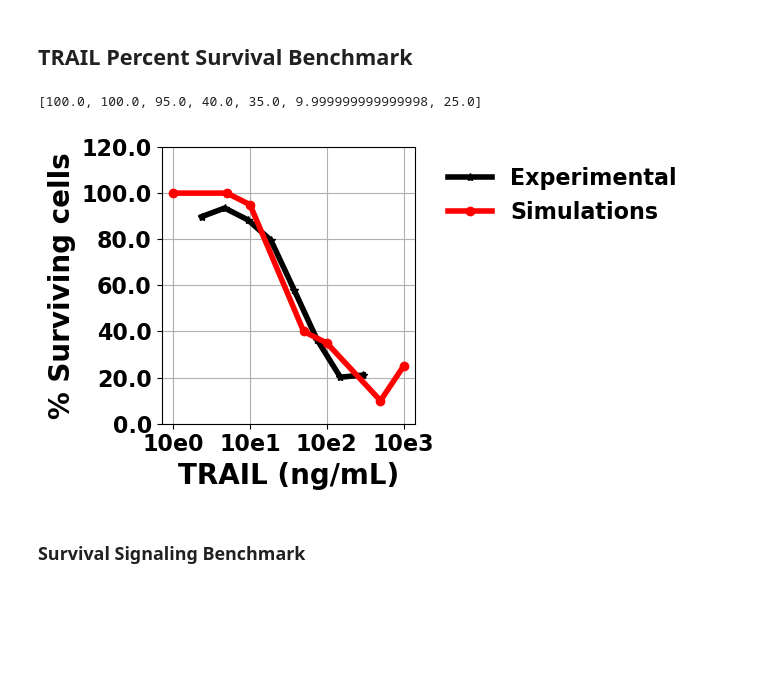
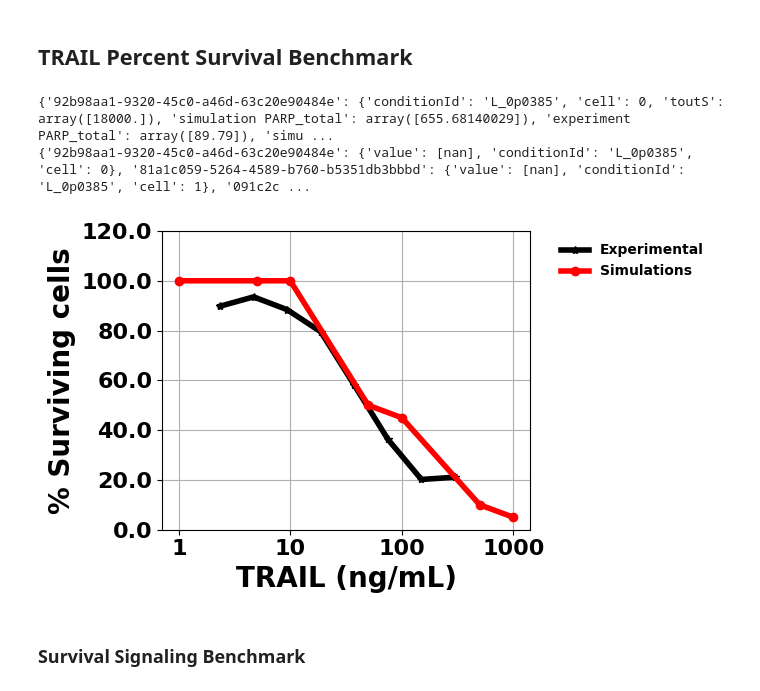
Before and after one commit to SPARCED/SPARCED, a Jupyter notebook: benchmarks/benchmark_utils/visualization/benchmark evaluation notebook.ipynb, the cells around one changed output. Drawn from its saved outputs; the diff is of its cells as text; code cells hidden in the pictures; blank space fills up the shorter version.

Commit message:
Updated cell death metrics and LINCS-RPPA benchmark

```diff
--- a/benchmarks/benchmark_utils/visualization/benchmark evaluation notebook.ipynb
+++ b/benchmarks/benchmark_utils/visualization/benchmark evaluation notebook.ipynb
@@ -504,33 +506,36 @@ fig.savefig('TRAIL_time-to-death.png', dpi=300, bbox_inches='tight')
 # %%
 with open('TRAIL-percent-death.pkl', 'rb') as f:
     data = pickle.load(f)
+print(data)
+doses = [0.0385, 0.1925, 0.385, 1.925, 3.85, 19.25, 38.5]
+alive_ratio = CellDeathMetrics(data, 'simulation cPARP_total').alive_ratio(percent=True)
 
-doses = [0.0385, 0.1925, 0.385, 1.925, 3.85, 19.25, 38.5]
-alive_ratio = CellDeathMetrics(data, 'cPARP_total').alive_ratio(percent=True)
-print(alive_ratio)
+# print(alive_ratio)
+print(CellDeathMetrics(data, 'simulation cPARP_total').time_to_death())
 dosesngperml = np.array(doses)*2.597402597402597e+01
-# print(alive
+
 trailexpdoses = [2.34375,4.6875,9.375,18.75,37.5,75.0,150.0,300.0] # From Bouhaddou2018 model paper
 trailexppdeath = [89.79,93.53,88.40,79.53,58.08,36.34,20.18,21.11] # From Bouhaddou2018 model paper
 
 plt.figure(figsize=(7, 4))
 plt.plot(np.log10(np.array(trailexpdoses)),np.array(trailexppdeath),marker='*', color = 'black', linewidth=4, label='Experiment') # Experimental
 plt.plot(np.log10(np.array(dosesngperml)),alive_ratio,marker='o', color='red', linewidth=4, label='Simulation') # Simulations
 plt.xlabel('TRAIL (ng/mL)', multialignment='center', fontsize=20, weight='bold')
 plt.ylabel('% Surviving cells', fontsize=20, weight='bold')
 plt.grid(True)
-# plt.xlim(0, 72)
+
 plt.ylim(0, 120)
-plt.xticks(np.arange(0,4,step=1),('10e0', '10e1', '10e2', '10e3'), weight='bold', fontsize=16)
+plt.xticks(np.arange(0,4,step=1),('1', '10', '100', '1000'), weight='bold', fontsize=16)
 ax = plt.gca()
 ax.set_yticklabels(ax.get_yticks(), weight='bold', fontsize=16)
 legend_properties = {'weight':'bold'}
 plt.legend(['Experimental','Simulations'], frameon = False, bbox_to_anchor=[1.05, 1], loc='upper left', fontsize=16, prop=legend_properties)
 plt.tight_layout()
 plt.savefig('TRAIL-percent-death.png', dpi=300, bbox_inches='tight')
 # %% [output]
-[100.0, 100.0, 95.0, 40.0, 35.0, 9.999999999999998, 25.0]
+{'92b98aa1-9320-45c0-a46d-63c20e90484e': {'conditionId': 'L_0p0385', 'cell': 0, 'toutS': array([18000.]), 'simulation PARP_total': array([655.68140029]), 'experiment PARP_total': array([89.79]), 'simu ...
+{'92b98aa1-9320-45c0-a46d-63c20e90484e': {'value': [nan], 'conditionId': 'L_0p0385', 'cell': 0}, '81a1c059-5264-4589-b760-b5351db3bbbd': {'value': [nan], 'conditionId': 'L_0p0385', 'cell': 1}, '091c2c ...
-[figure, old version]
+[figure, new version]
 # %% [markdown]
 ### Survival Signaling Benchmark
 # %%
```
Also changed, not shown: parts of 3 cells of this notebook, 5 other files.
